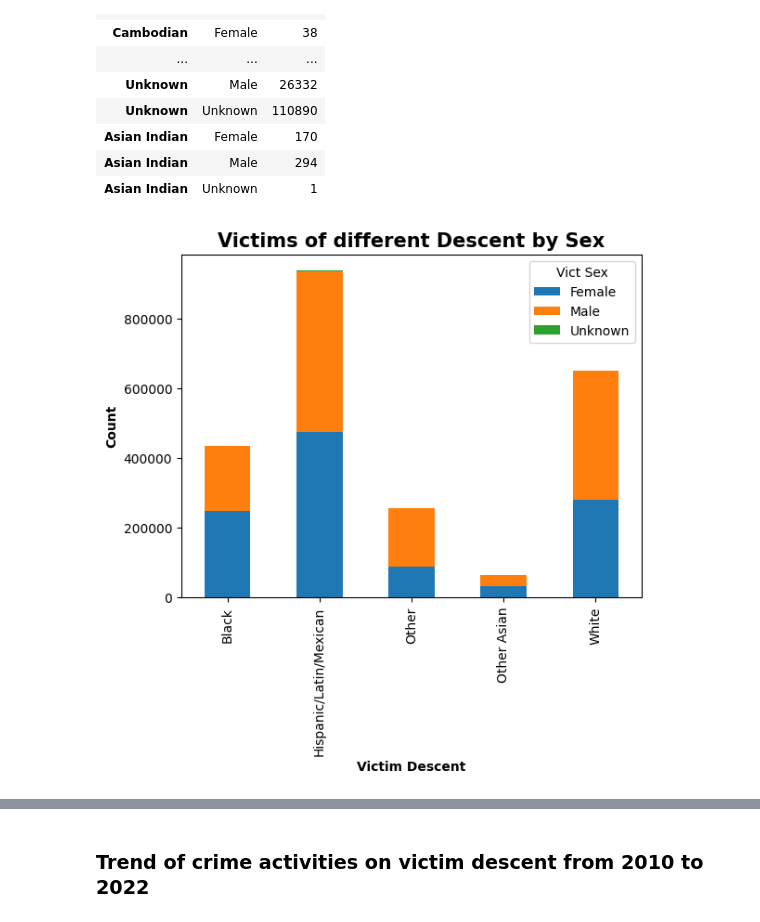
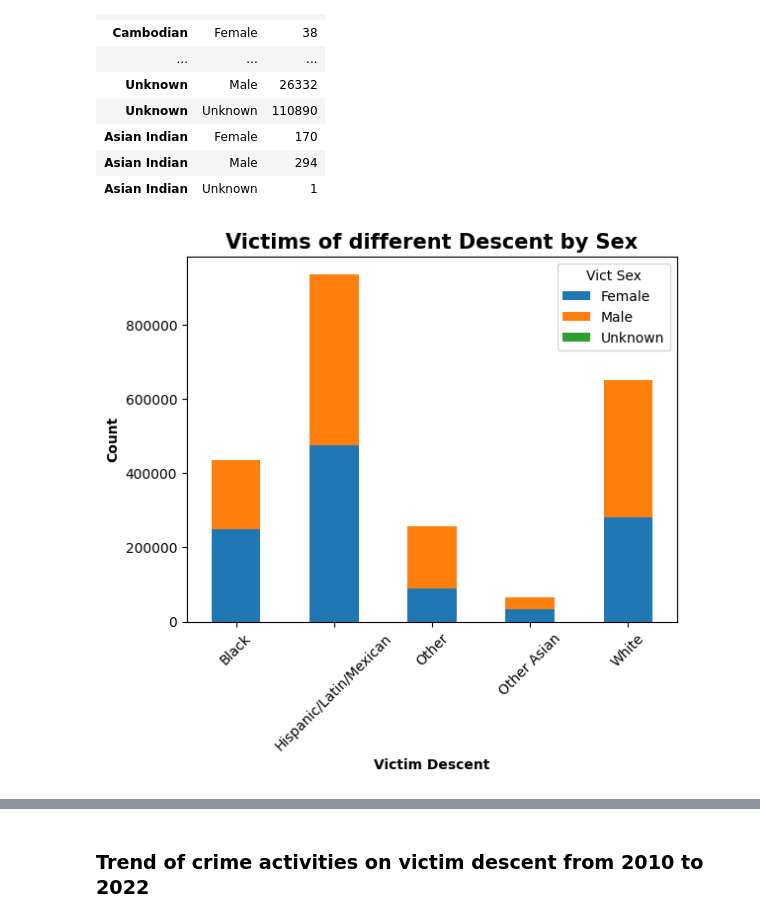
Before and after one commit to nidula/Analysing-Crime-Data-LA, a Jupyter notebook: Crime_Data_Analysis.ipynb, the cells around one changed output, grey strips where cells are left out. Drawn from its saved outputs; the diff is of its cells as text; code cells hidden in the pictures.

```diff
--- a/Crime_Data_Analysis.ipynb
+++ b/Crime_Data_Analysis.ipynb
@@ -694,28 +694,29 @@ vict_df
 # %%
 import pandas as pd
 import numpy as np
 import matplotlib.pyplot as plt
 
 # create vict_df dataframe
 vict_df = pd.DataFrame(vict_table, columns=['Vict Descent', 'Vict Sex', 'Count'])
 vict_df = vict_df.set_index('Vict Descent')
 
 # filter for specific Vict Descent value
 specific_descent = ['Other Asian','Black','Hispanic/Latin/Mexican','Other','White']
 vict_df_filtered = vict_df.loc[specific_descent]
 
 # plot the filtered dataframe
 ax = vict_df_filtered.groupby(['Vict Descent', 'Vict Sex'])['Count'].sum().unstack().plot(kind='bar', stacked=True)
 
 # Customize plot
 plt.xlabel('Victim Descent', fontweight='bold')
+plt.xticks(rotation=45)
 plt.ylabel('Count', fontweight='bold')
 plt.title('Victims of different Descent by Sex', fontweight='bold', color='black', fontsize=15)
 
 # Show plot
 plt.show()
 # %% [output]
-[figure, old version]
+[figure, new version]
 # %%
 import pandas as pd
 import numpy as np
```
Also changed, not shown: parts of 10 cells of this notebook.
